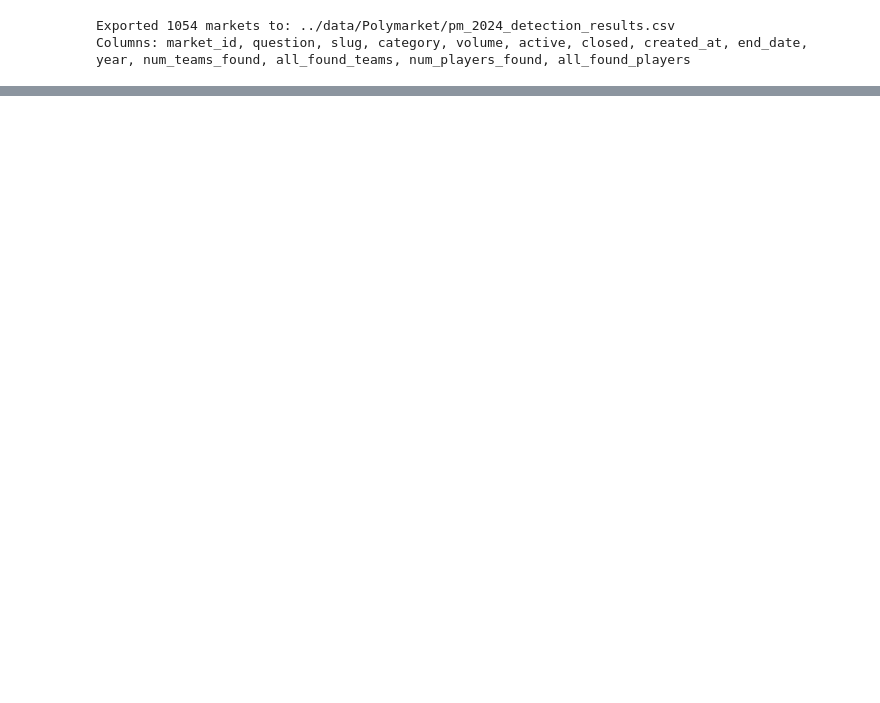
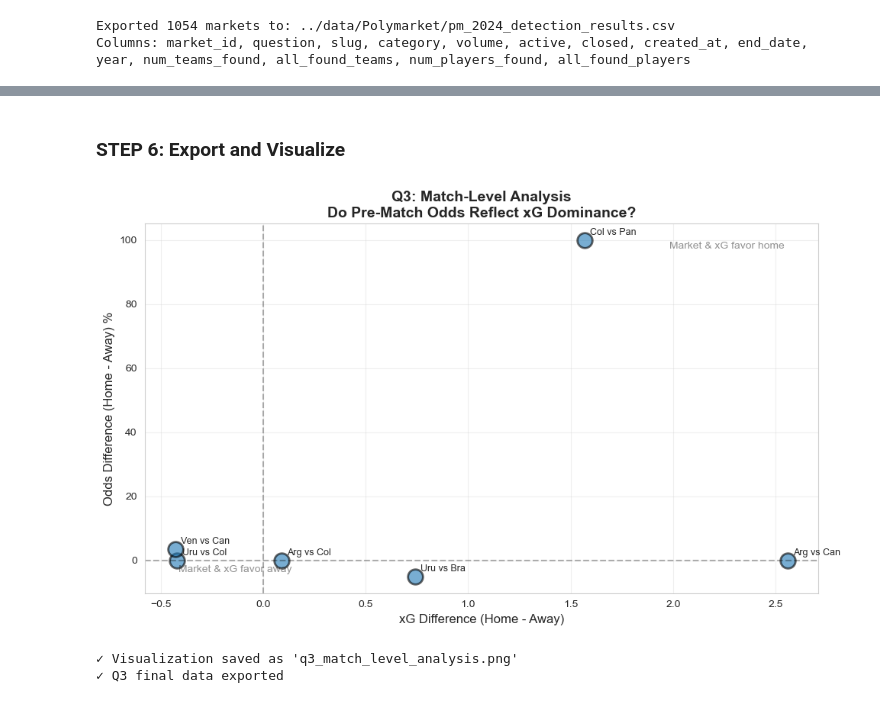
Before and after one commit to soh364/soccer-analytics-capstone-XOh, a Jupyter notebook: notebook/03_stats_x_poly.ipynb, the cells around one changed output, grey strips where cells are left out. Saved outputs shown, nothing was run; the diff lists cells and outputs as text; code cells hidden in the pictures; blank space fills up the shorter version.

```diff
--- a/notebook/03_stats_x_poly.ipynb
+++ b/notebook/03_stats_x_poly.ipynb
@@ -606,0 +3832,54 @@ Columns: market_id, question, slug, category, volume, active, closed, created_at
+# %% [markdown]
+### STEP 6: Export and Visualize
+# %%
+# Create simple visualization
+import matplotlib.pyplot as plt
+
+fig, ax = plt.subplots(figsize=(10, 6))
+
+# Scatter: xG difference vs odds difference
+if 'home_odds' in q3_final.columns and 'home_xg' in q3_final.columns:
+    valid = q3_final[['home_odds', 'away_odds', 'home_xg', 'away_xg', 'home_team', 'away_team']].dropna()
+
+    if len(valid) > 0:
+        valid['odds_diff'] = (valid['home_odds'] - valid['away_odds']) * 100  # Convert to percentage points
+        valid['xg_diff'] = valid['home_xg'] - valid['away_xg']
+
+        ax.scatter(valid['xg_diff'], valid['odds_diff'], s=200, alpha=0.6, edgecolors='black', linewidths=2)
+
+        # Labels
+        for idx, row in valid.iterrows():
+            match_row = q3_final.loc[idx]
+            label = f"{match_row['home_team'][:3]} vs {match_row['away_team'][:3]}"
+            ax.annotate(label, (row['xg_diff'], row['odds_diff']),
+                       xytext=(5, 5), textcoords='offset points', fontsize=9)
+
+        # Reference lines
+        ax.axhline(0, color='black', linestyle='--', alpha=0.3)
+        ax.axvline(0, color='black', linestyle='--', alpha=0.3)
+
+        ax.set_xlabel('xG Difference (Home - Away)', fontsize=12)
+        ax.set_ylabel('Odds Difference (Home - Away) %', fontsize=12)
+        ax.set_title('Q3: Match-Level Analysis\nDo Pre-Match Odds Reflect xG Dominance?',
+                    fontsize=14, fontweight='bold')
+        ax.grid(True, alpha=0.3)
+
+        # Add quadrant labels
+        ax.text(0.95, 0.95, 'Market & xG favor home', transform=ax.transAxes,
+               ha='right', va='top', fontsize=10, alpha=0.5)
+        ax.text(0.05, 0.05, 'Market & xG favor away', transform=ax.transAxes,
+               ha='left', va='bottom', fontsize=10, alpha=0.5)
+
+        plt.tight_layout()
+        plt.savefig('q3_match_level_analysis.png', dpi=300, bbox_inches='tight')
+        plt.show()
+
+        print("\n✓ Visualization saved as 'q3_match_level_analysis.png'")
+
+# Save final dataset
+q3_final.to_csv(DATA_DIR / 'cleaned' / 'q3_match_level_final.csv', index=False)
+print("✓ Q3 final data exported")
+# %% [output]
+[figure, added]
+✓ Visualization saved as 'q3_match_level_analysis.png'
+✓ Q3 final data exported
```
Also changed, not shown: parts of 88 cells of this notebook, 10 other files.
